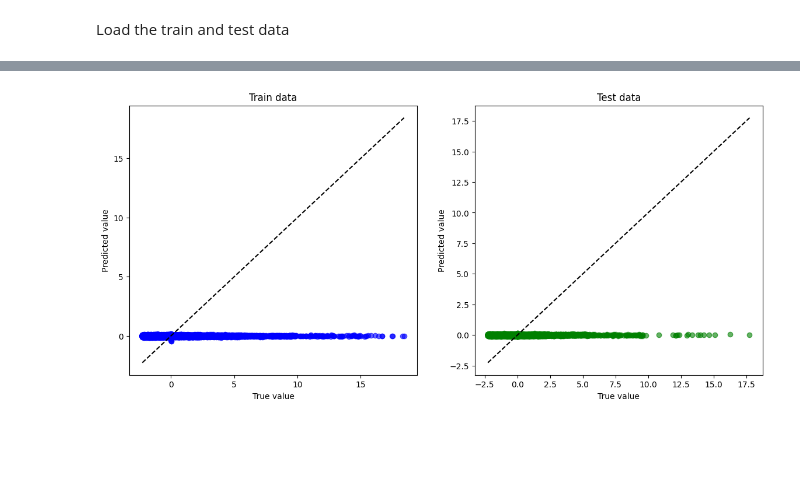
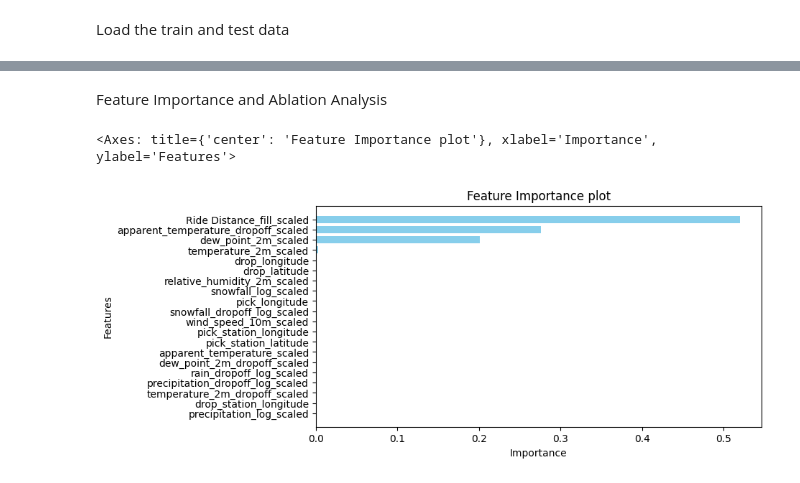
Before and after one commit to NDuan-510/MADS-MS2-Uber-Analysis, a Jupyter notebook: 4.2. Supervised Model evaluation & Failure analysis(fare prediction).ipynb, the cells around one changed output, grey strips where cells are left out. Saved outputs shown, nothing was run; the diff lists cells and outputs as text; code cells hidden in the pictures; blank space fills up the shorter version.

```diff
--- a/4.2. Supervised Model evaluation & Failure analysis(fare prediction).ipynb
+++ b/4.2. Supervised Model evaluation & Failure analysis(fare prediction).ipynb
@@ -60,7 +49,7 @@ Load the train and test data
 split_df = pd.read_csv(os.path.join(base_directory, 'split_assignments_regression_Booking_Value_fill_scaled.csv'))
 
 if use_lite_version:
-    model_data =pd.read_csv('ncr_ride_bookings_with_weather_filled_scaled_short__top20_s30.csv')
+    model_data =pd.read_csv('ncr_ride_bookings_with_weather_filled_scaled_short__Booking_Value_fill_scaled__top20_s30.csv')
 else:
     model_data =pd.read_csv('ncr_ride_bookings_with_weather_filled_scaled_short.csv')
 # %%
@@ -131,4 +112,7 @@ reg_vis_obj.residual_plot(model,bins=50)
-# %%
-reg_vis_obj.prediction_validate_plot(model)
-# %% [output]
-[figure, removed]
+# %% [markdown]
+Feature Importance and Ablation Analysis
+# %%
+reg_vis_obj.feature_importance_plot(model.named_steps['reg'].feature_importances_,normalize=False,top_n=20)
+# %% [output]
+<Axes: title={'center': 'Feature Importance plot'}, xlabel='Importance', ylabel='Features'>
+[figure, added]
```
Also changed, not shown: parts of 22 cells of this notebook, 5 other files.
